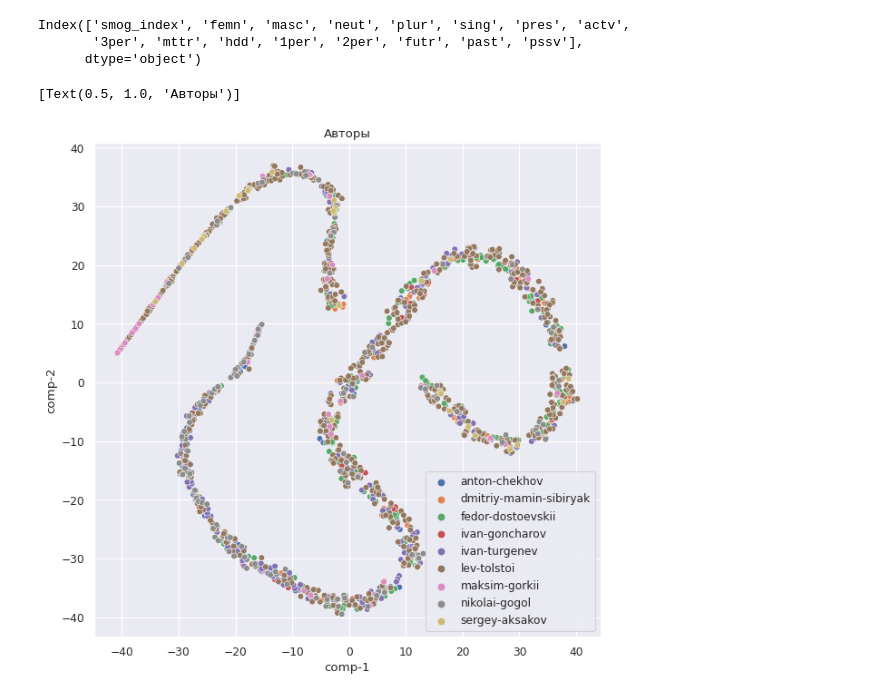
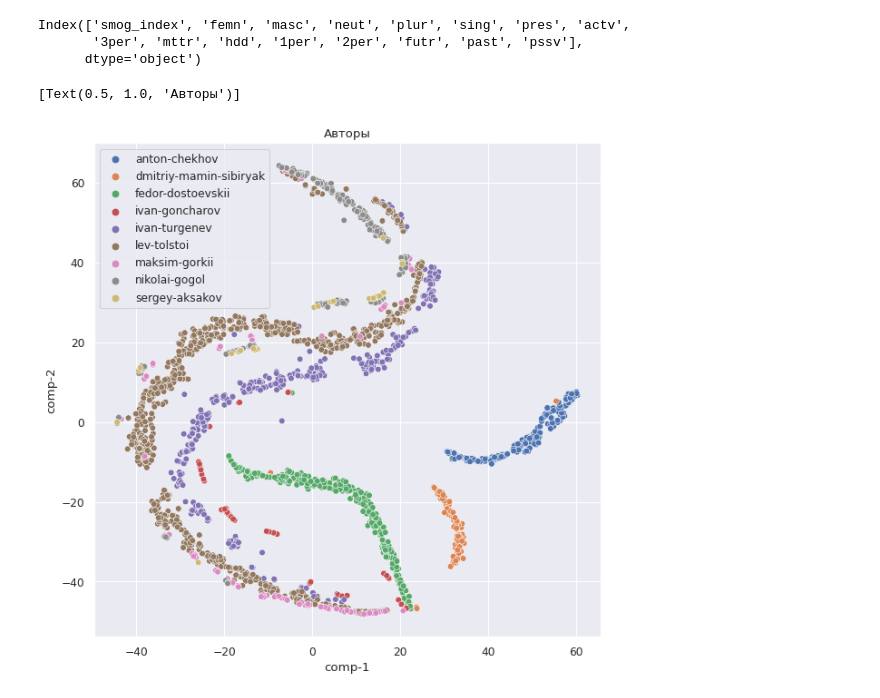
Before and after one commit to ksGrom/author_id, a Jupyter notebook: Чекпоинт №3/metrics.ipynb, the cells around one changed output. Drawn from its saved outputs; the diff is of its cells as text; code cells hidden in the pictures.

```diff
--- a/Чекпоинт №3/metrics.ipynb
+++ b/Чекпоинт №3/metrics.ipynb
@@ -85,0 +112,5 @@ Name: author, dtype: int64
+# %%
+for i in range(df.shape[0]):
+  if 'annotation' in df.index[i]:
+    print(i)
+    books = df.drop(df.index[i])
@@ -85,0 +135,2 @@ Name: author, dtype: int64
+# %%
+books = books[books['n_sents']>3]
@@ -193,3 +258,0 @@ books[books['flesch_reading_easy']==min(books['flesch_reading_easy'])]
-# %%
-#В главу вынесено всего одно предложение, поэтому статистики рассчитаны не очень корректно для этого объекта, и его можно удалить
-books = books.drop(['nesvoevremennye-mysli-zametki-o-revolyucii-i-kulture. Text/chapter37.xhtml'])
@@ -221,3 +258,0 @@ Name: n_sents, Length: 403, dtype: int64
-# %%
-# Оставим только главы, где есть хотя бы 20 предложений
-books = books[books['n_sents'] > 19]
@@ -436,20 +486,20 @@ Index(['smog_index', 'femn', 'masc', 'neut', 'plur', 'sing', 'pres', 'actv',
        '3per', 'mttr', 'hdd', '1per', '2per', 'futr', 'past', 'pssv'],
       dtype='object')
 # %%
-X = books.drop(['author', 'author_num'], axis=1)
+X = books_norm.drop(['author_num'], axis=1)
 
-y = authors_data
+y = books['author']
 
 plt.figure(figsize=(9,9), dpi=80)
-tsne = TSNE(n_components=2, learning_rate=10)
+tsne = TSNE(n_components=2, learning_rate=150)
 z = tsne.fit_transform(X)
 
 d = pd.DataFrame()
 d["y"] = y
 d["comp-1"] = z[:,0]
 d["comp-2"] = z[:,1]
 
 sns.scatterplot(x="comp-1", y="comp-2", hue=d.y.tolist(), data=d).set(title="Авторы")
 # %% [output]
 [Text(0.5, 1.0, 'Авторы')]
-[figure, old version]
+[figure, new version]
```
Also changed, not shown: parts of 48 cells of this notebook, 1 other file.
